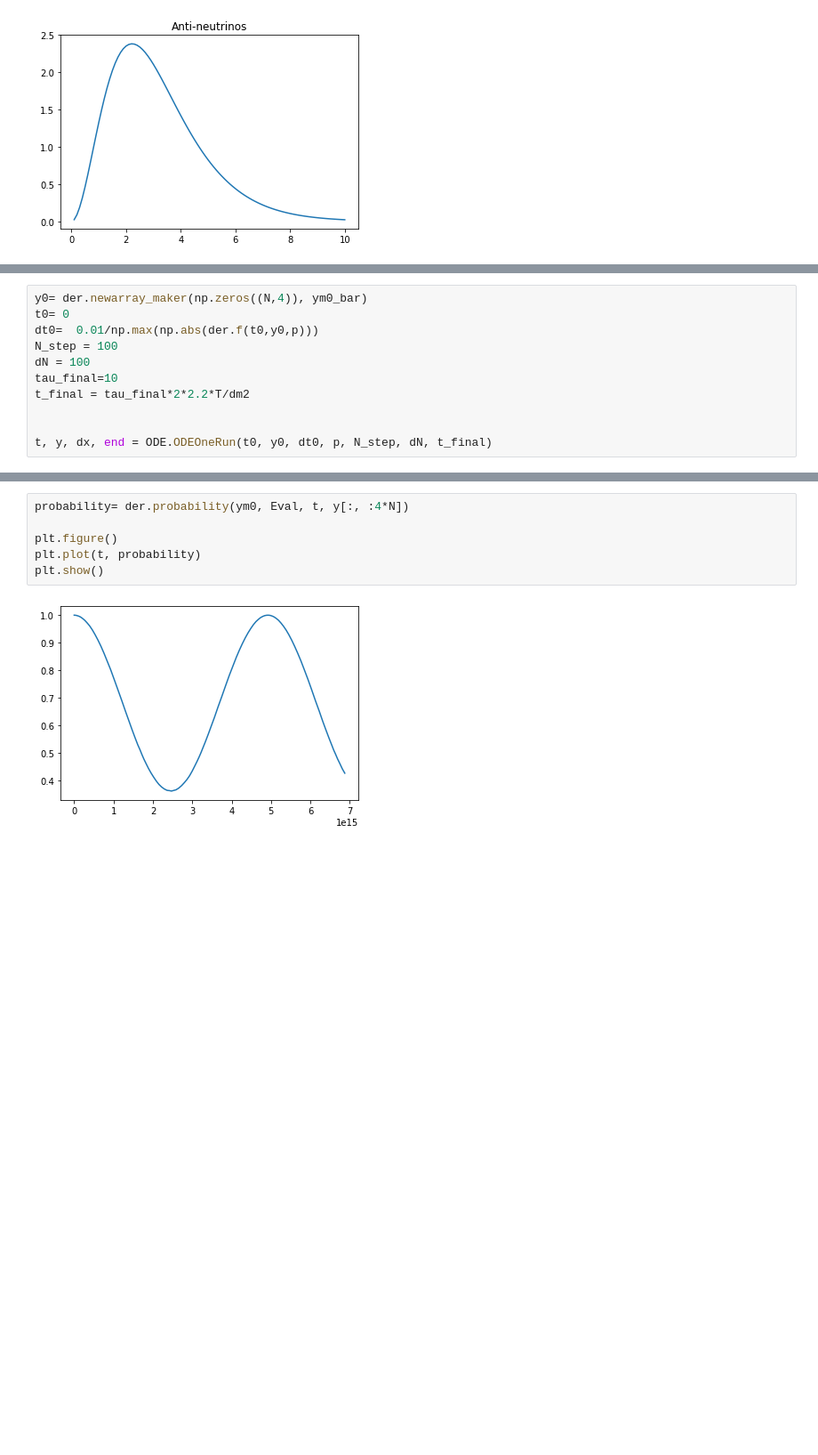
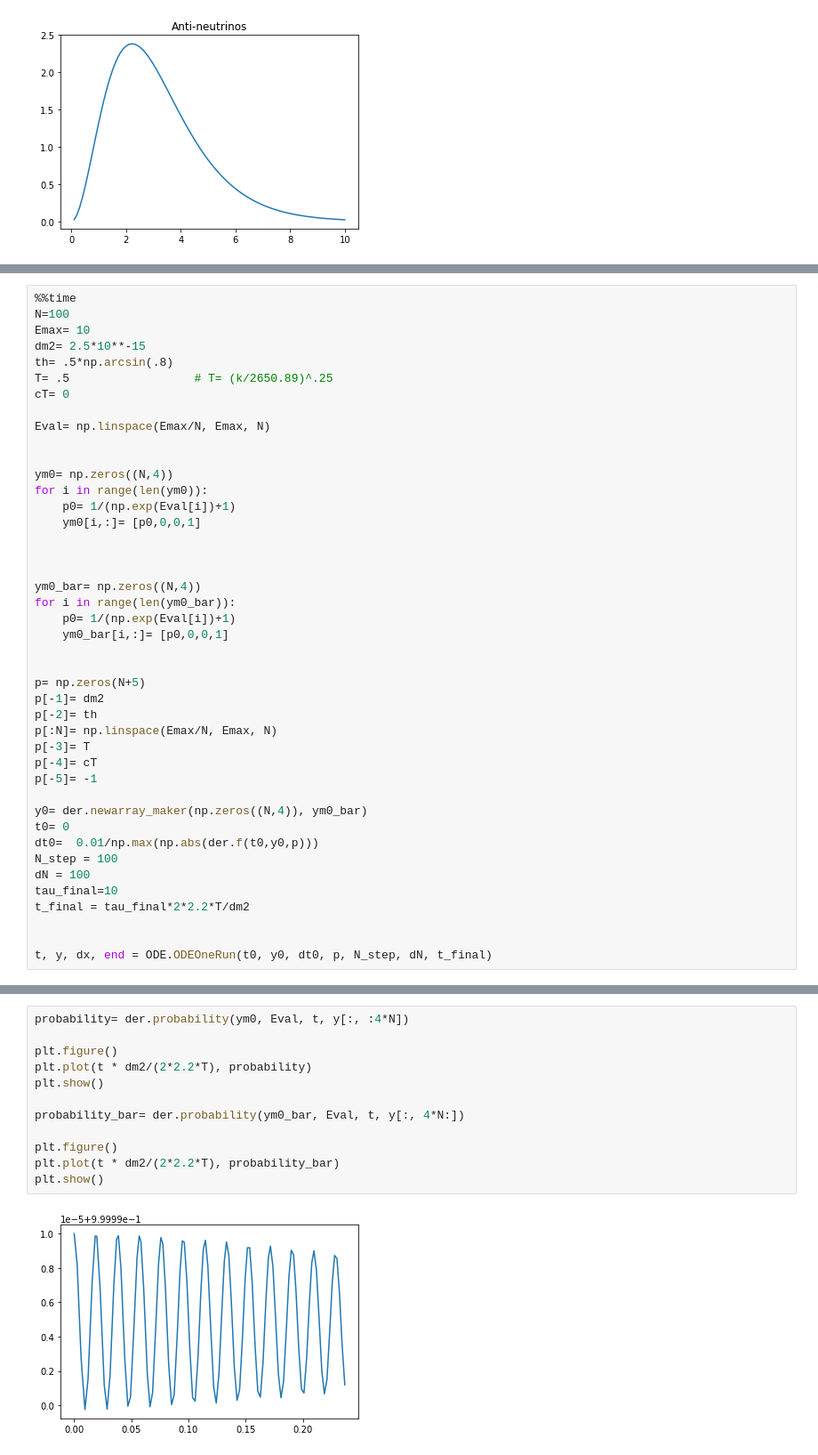
Before and after one commit to nuLABatUSD/QKESolve, a Jupyter notebook: 2023-8 (anti-neutrinos).ipynb, the cells around one changed output, grey strips where cells are left out. Shown at 89% size. Cells and saved outputs as stored; diff of their text form; blank space fills up the shorter version.

```diff
--- a/2023-8 (anti-neutrinos).ipynb
+++ b/2023-8 (anti-neutrinos).ipynb
@@ -87,4 +123,36 @@ plt.show()
 # %%
+%%time
+N=100
+Emax= 10
+dm2= 2.5*10**-15
+th= .5*np.arcsin(.8)
+T= .5                  # T= (k/2650.89)^.25
+cT= 0
+
+Eval= np.linspace(Emax/N, Emax, N)
+
+
+ym0= np.zeros((N,4))
+for i in range(len(ym0)):
+    p0= 1/(np.exp(Eval[i])+1)
+    ym0[i,:]= [p0,0,0,1]
+
+
+
+ym0_bar= np.zeros((N,4))
+for i in range(len(ym0_bar)):
+    p0= 1/(np.exp(Eval[i])+1)
+    ym0_bar[i,:]= [p0,0,0,1]
+
+
+p= np.zeros(N+5)
+p[-1]= dm2
+p[-2]= th
+p[:N]= np.linspace(Emax/N, Emax, N)
+p[-3]= T
+p[-4]= cT
+p[-5]= -1
+
 y0= der.newarray_maker(np.zeros((N,4)), ym0_bar)
 t0= 0
 dt0=  0.01/np.max(np.abs(der.f(t0,y0,p)))
@@ -182,8 +349,14 @@ y0= der.newarray_maker(ym0, np.zeros((N, 4)))
 # %%
 probability= der.probability(ym0, Eval, t, y[:, :4*N])
 
 plt.figure()
-plt.plot(t, probability)
+plt.plot(t * dm2/(2*2.2*T), probability)
 plt.show()
+
+probability_bar= der.probability(ym0_bar, Eval, t, y[:, 4*N:])
+
+plt.figure()
+plt.plot(t * dm2/(2*2.2*T), probability_bar)
+plt.show()
 # %% [output]
-[figure, old version]
+[figure, new version]
```
Also changed, not shown: parts of 27 cells of this notebook.
